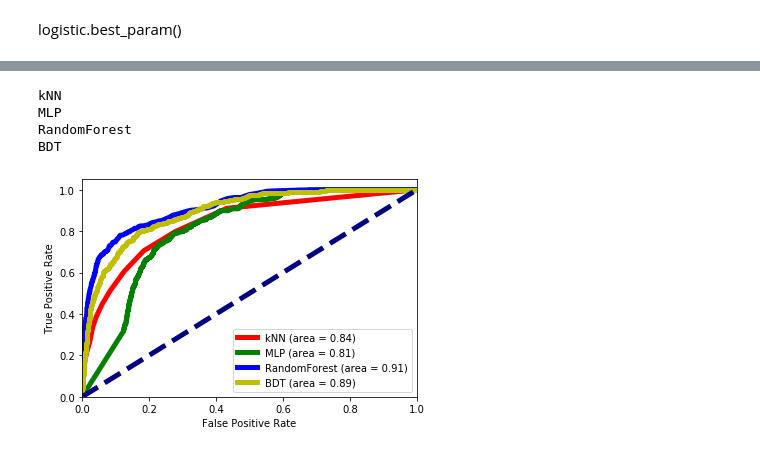
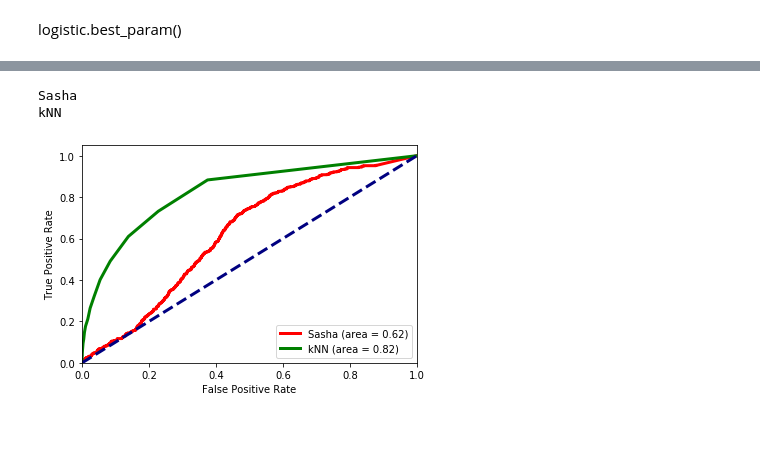
Before and after one commit to FrancescoVassalli/HIPhotonCluster, a Jupyter notebook: algoTesting/algos.ipynb, the cells around one changed output, grey strips where cells are left out. Drawn from its saved outputs; the diff is of its cells as text; code cells hidden in the pictures.

Commit message:
got sasha roc

```diff
--- a/algoTesting/algos.ipynb
+++ b/algoTesting/algos.ipynb
@@ -36,6 +40,20 @@ class Algo:
 	def make_roc(self):
 		#print(self.estimate(self.test.drop(['isPhoton'],axis=1))[:,1])
 		return roc_curve(self.test['isPhoton'],self.estimate(self.test.drop(['isPhoton'],axis=1))[:,1])
+# %%
+class Sasha(Algo):
+    def __intit__(self,trainData,testData):
+        Algo.__init__(trainData,testData)
+    def train(self,data):
+        #does nothing algo comes pretrained
+        return
+    def getName(self):
+        return "Sasha"
+    def estimate(self,cluster):
+        estimates = cluster['sProb'].values
+        return estimates
+    def make_roc(self):
+        return roc_curve(self.test['isPhoton'],self.estimate(self.test))
 # %%
 class kNN(Algo):
 	def __intit__(self,trainData,testData):
@@ -121,6 +162,8 @@ def plotRoc(algos):
 train, test = csvToInput("photonClusters.csv")
 trainS = train
 testS = test
+train = train.drop(['sProb'],axis=1)
+test = test.drop(['sProb'],axis=1)
 train.head()
 # %% [output]
 |  | Unnamed: 0 | isPhoton | total_energy | core_energy | tower0 | tower1 | tower2 | tower3 | tower4 | tower5 | ... |
@@ -132,4 +175,6 @@ train.head()
 5 rows × 53 columns
+# %%
+sasha = Sasha(trainS,testS)
 # %%
 def toNA(val):
     if val==-999:
@@ -265,11 +282,10 @@ mlp.score()
 # %%
 mlp.best_param()
 # %%
-algos = [knn,mlp,randomForest,bdt]
+#algos = [knn,mlp,randomForest,bdt]
+algos = [sasha,knn]
 plotRoc(algos)
 # %% [output]
+Sasha
 kNN
-MLP
-RandomForest
-BDT
-[figure, old version]
+[figure, new version]
```
Also changed, not shown: parts of 10 cells of this notebook.
